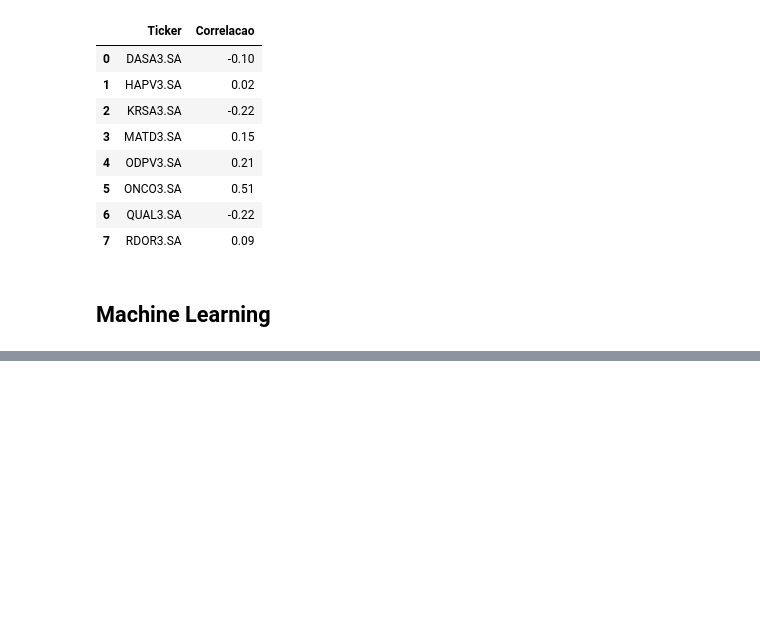
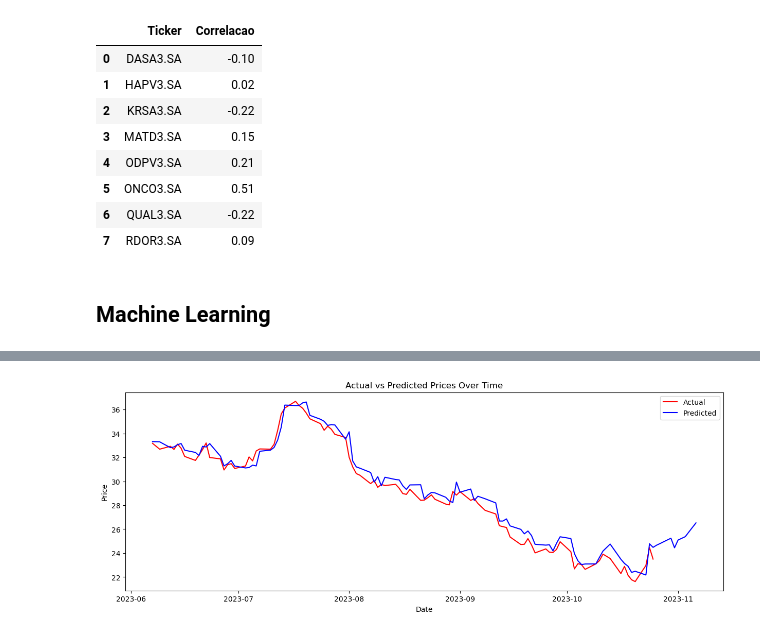
Before and after one commit to carneiro-fernando/EBAC, a Jupyter notebook: Projetos/Projeto_de_Parceria.ipynb, the cells around one changed output, grey strips where cells are left out. Cells and saved outputs as stored; diff of their text form; code cells hidden in the pictures; blank space fills up the shorter version.

Commit message:
Update Projeto_de_Parceria.ipynb
Solved problem with shifted date.
With Ridge test implementation.

```diff
--- a/Projetos/Projeto_de_Parceria.ipynb
+++ b/Projetos/Projeto_de_Parceria.ipynb
@@ -494,3 +606,25 @@ plt.show()
+# %%
+# Create a figure and a set of subplots
+fig, ax = plt.subplots(figsize=(15,5))
+
+# Plot the actual data
+ax.plot_date(compare_df.index, compare_df.Actual_Price.shift(-days_before), 'r-', label='Actual')
+
+# Plot the predicted data
+ax.plot_date(compare_df.index, compare_df.Predicted_Price, 'b-', label='Predicted')
+
+# Set the labels and title
+ax.set_xlabel('Date')
+ax.set_ylabel('Price')
+ax.set_title('Actual vs Predicted Prices Over Time')
+
+# Add a legend
+ax.legend()
+
+# Display the plot
+plt.show()
+# %% [output]
+[figure, added]
 # %%
 # Create a figure and a set of subplots
 fig, ax = plt.subplots(figsize=(15,5))
```
Also changed, not shown: parts of 31 cells of this notebook.
